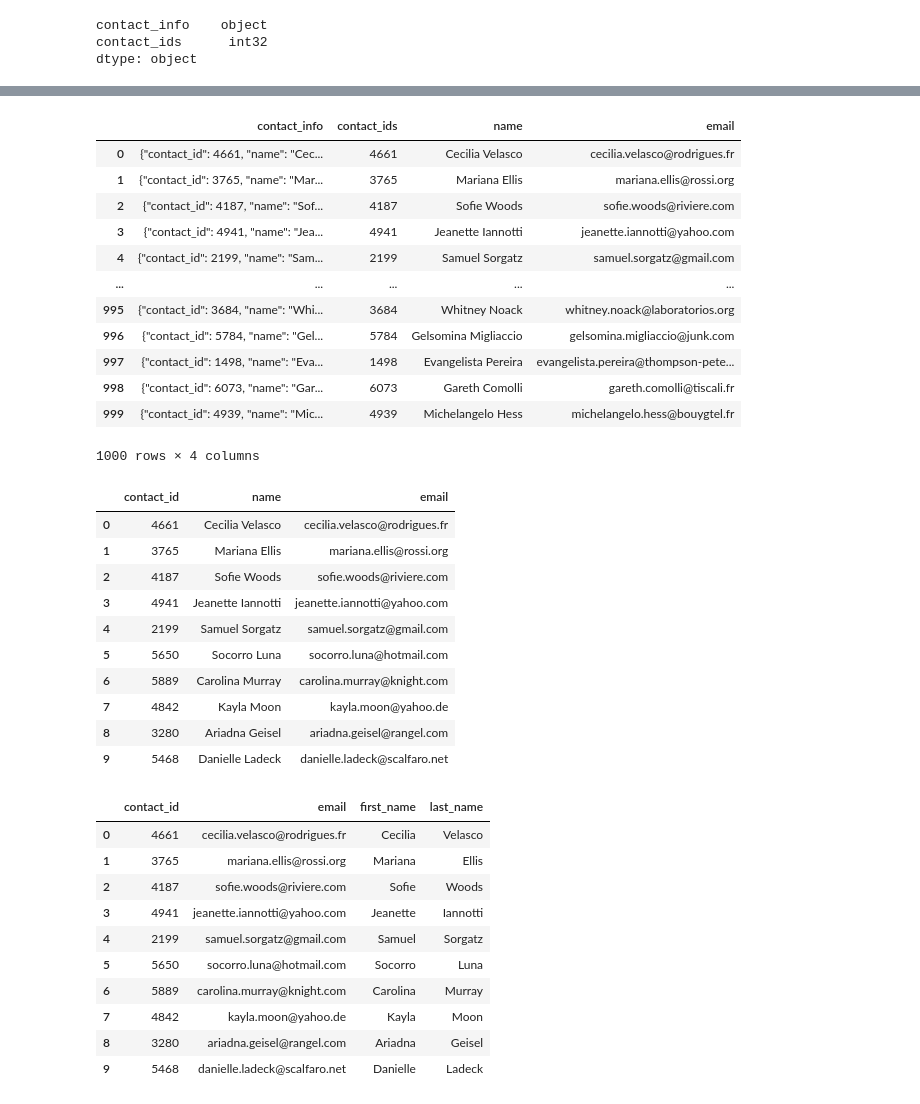
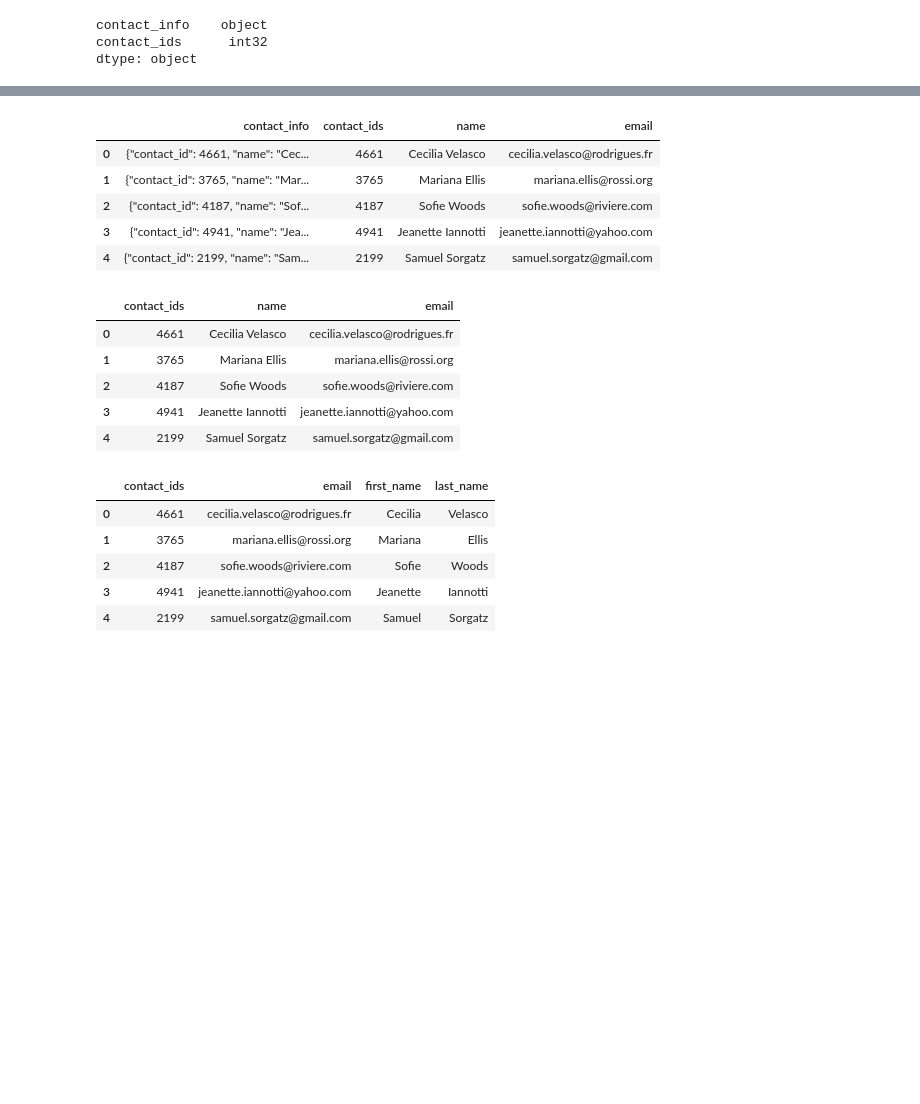
Before and after one commit to Daniels2023/ETLproject, a Jupyter notebook: Daniel/ETL_Mini_Project_Starter_Code.ipynb, the cells around one changed output, grey strips where cells are left out. Saved outputs shown, nothing was run; the diff lists cells and outputs as text; code cells hidden in the pictures; blank space fills up the shorter version.

```diff
--- a/Daniel/ETL_Mini_Project_Starter_Code.ipynb
+++ b/Daniel/ETL_Mini_Project_Starter_Code.ipynb
@@ -450,52 +449,40 @@ contact_info_df
 # %%
 # Extract the email from the contacts and add the values to a new column.
 p = r'"email": "([\w\.\w\W+\w\.\w]+)"'
 contact_info_df['email'] = contact_info_df['contact_info'].str.extract(p)
-contact_info_df
+contact_info_df.head()
 # %% [output]
 |  | contact_info | contact_ids | name | email |
 | 0 | {"contact_id": 4661, "name": "Cec... | 4661 | Cecilia Velasco | cecilia.velasco@rodrigues.fr |
 | 1 | {"contact_id": 3765, "name": "Mar... | 3765 | Mariana Ellis | mariana.ellis@rossi.org |
 | 2 | {"contact_id": 4187, "name": "Sof... | 4187 | Sofie Woods | sofie.woods@riviere.com |
 | 3 | {"contact_id": 4941, "name": "Jea... | 4941 | Jeanette Iannotti | jeanette.iannotti@yahoo.com |
 | 4 | {"contact_id": 2199, "name": "Sam... | 2199 | Samuel Sorgatz | samuel.sorgatz@gmail.com |
-| ... | ... | ... | ... | ... |
-| 995 | {"contact_id": 3684, "name": "Whi... | 3684 | Whitney Noack | whitney.noack@laboratorios.org |
-| 996 | {"contact_id": 5784, "name": "Gel... | 5784 | Gelsomina Migliaccio | gelsomina.migliaccio@junk.com |
-| 997 | {"contact_id": 1498, "name": "Eva... | 1498 | Evangelista Pereira | evangelista.pereira@thompson-pete... |
-| 998 | {"contact_id": 6073, "name": "Gar... | 6073 | Gareth Comolli | gareth.comolli@tiscali.fr |
-| 999 | {"contact_id": 4939, "name": "Mic... | 4939 | Michelangelo Hess | michelangelo.hess@bouygtel.fr |
-1000 rows × 4 columns
 # %%
 # Create a copy of the contact_info_df with the 'contact_id', 'name', 'email' columns.
+contact_info_new = contact_info_df.copy()
+contact_info_new = contact_info_new[['contact_ids','name','email']]
+contact_info_new.head()
 # %% [output]
-|  | contact_id | name | email |
+|  | contact_ids | name | email |
 | 0 | 4661 | Cecilia Velasco | cecilia.velasco@rodrigues.fr |
 | 1 | 3765 | Mariana Ellis | mariana.ellis@rossi.org |
 | 2 | 4187 | Sofie Woods | sofie.woods@riviere.com |
 | 3 | 4941 | Jeanette Iannotti | jeanette.iannotti@yahoo.com |
 | 4 | 2199 | Samuel Sorgatz | samuel.sorgatz@gmail.com |
-| 5 | 5650 | Socorro Luna | socorro.luna@hotmail.com |
-| 6 | 5889 | Carolina Murray | carolina.murray@knight.com |
-| 7 | 4842 | Kayla Moon | kayla.moon@yahoo.de |
-| 8 | 3280 | Ariadna Geisel | ariadna.geisel@rangel.com |
-| 9 | 5468 | Danielle Ladeck | danielle.ladeck@scalfaro.net |
 # %%
 # Create a "first"name" and "last_name" column with the first and last names from the "name" column.
-
+contact_info_new[['first_name', 'last_name']] = contact_info_new['name'].str.split(' ', n=2, expand=True)
 
 # Drop the contact_name column
+contact_info_new = contact_info_new.drop('name', axis=1)
+contact_info_new.head()
 # %% [output]
-|  | contact_id | email | first_name | last_name |
+|  | contact_ids | email | first_name | last_name |
 | 0 | 4661 | cecilia.velasco@rodrigues.fr | Cecilia | Velasco |
 | 1 | 3765 | mariana.ellis@rossi.org | Mariana | Ellis |
 | 2 | 4187 | sofie.woods@riviere.com | Sofie | Woods |
 | 3 | 4941 | jeanette.iannotti@yahoo.com | Jeanette | Iannotti |
 | 4 | 2199 | samuel.sorgatz@gmail.com | Samuel | Sorgatz |
-| 5 | 5650 | socorro.luna@hotmail.com | Socorro | Luna |
-| 6 | 5889 | carolina.murray@knight.com | Carolina | Murray |
-| 7 | 4842 | kayla.moon@yahoo.de | Kayla | Moon |
-| 8 | 3280 | ariadna.geisel@rangel.com | Ariadna | Geisel |
-| 9 | 5468 | danielle.ladeck@scalfaro.net | Danielle | Ladeck |
 # %%
 # Reorder the columns
```
Also changed, not shown: parts of 15 cells of this notebook, 2 other files.
